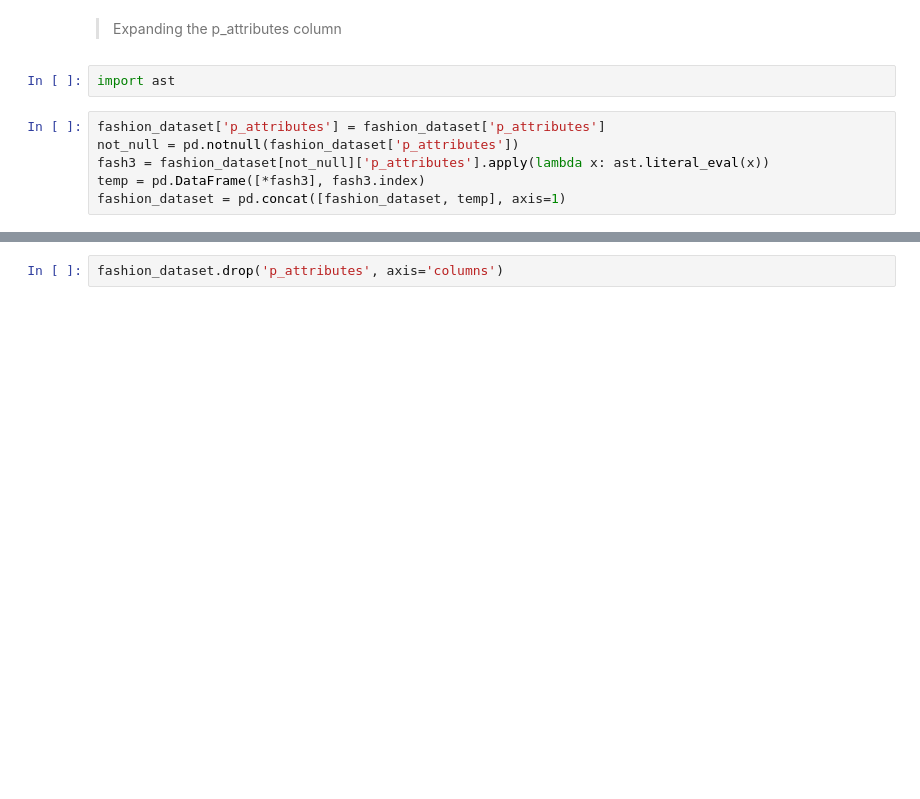
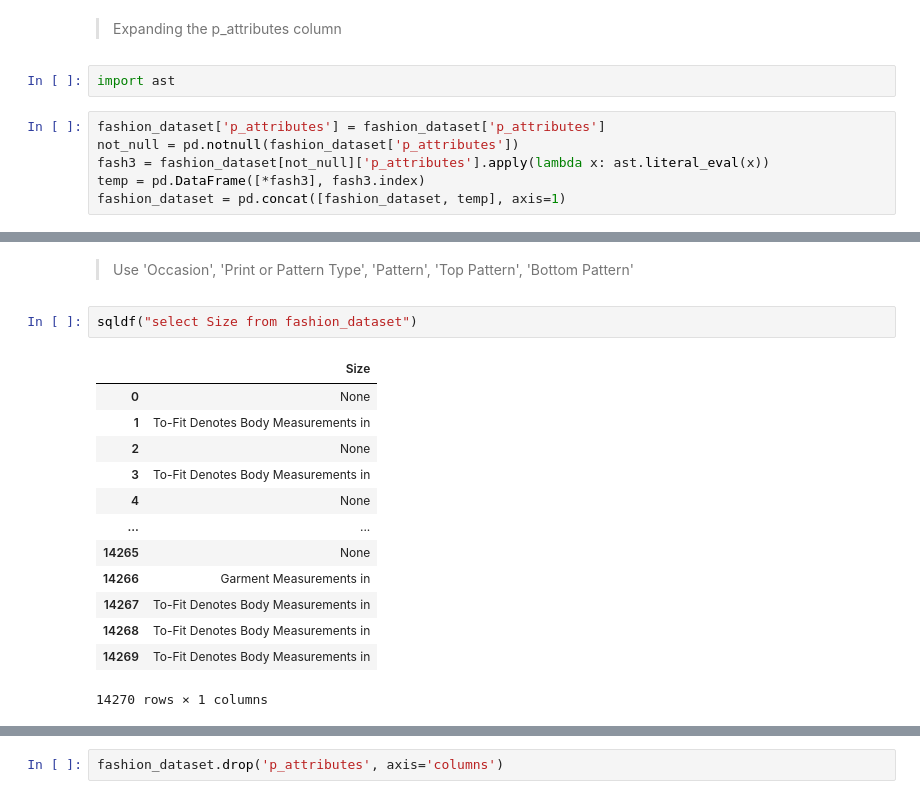
Before and after one commit to raccoonwithasword/big-data-assessment-2, a Jupyter notebook: DAT7015 Assessment 2.ipynb, the cells around one changed output, grey strips where cells are left out. Cells and saved outputs as stored; diff of their text form; blank space fills up the shorter version.

```diff
--- a/DAT7015 Assessment 2.ipynb
+++ b/DAT7015 Assessment 2.ipynb
@@ -155,0 +163,18 @@ list(fashion_dataset.columns)
+# %% [markdown]
+> Use 'Occasion', 'Print or Pattern Type', 'Pattern', 'Top Pattern', 'Bottom Pattern'
+# %%
+sqldf("select Size from fashion_dataset")
+# %% [output]
+|  | Size |
+| 0 | None |
+| 1 | To-Fit Denotes Body Measurements in |
+| 2 | None |
+| 3 | To-Fit Denotes Body Measurements in |
+| 4 | None |
+| ... | ... |
+| 14265 | None |
+| 14266 | Garment Measurements in |
+| 14267 | To-Fit Denotes Body Measurements in |
+| 14268 | To-Fit Denotes Body Measurements in |
+| 14269 | To-Fit Denotes Body Measurements in |
+14270 rows × 1 columns
```
Also changed, not shown: parts of 16 cells of this notebook, 2 other files.
